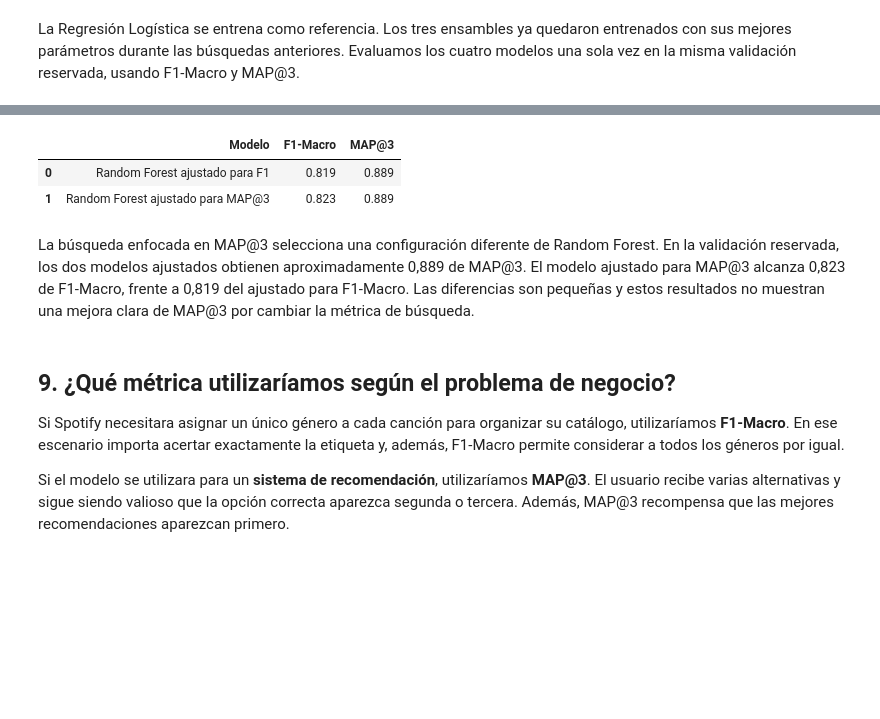
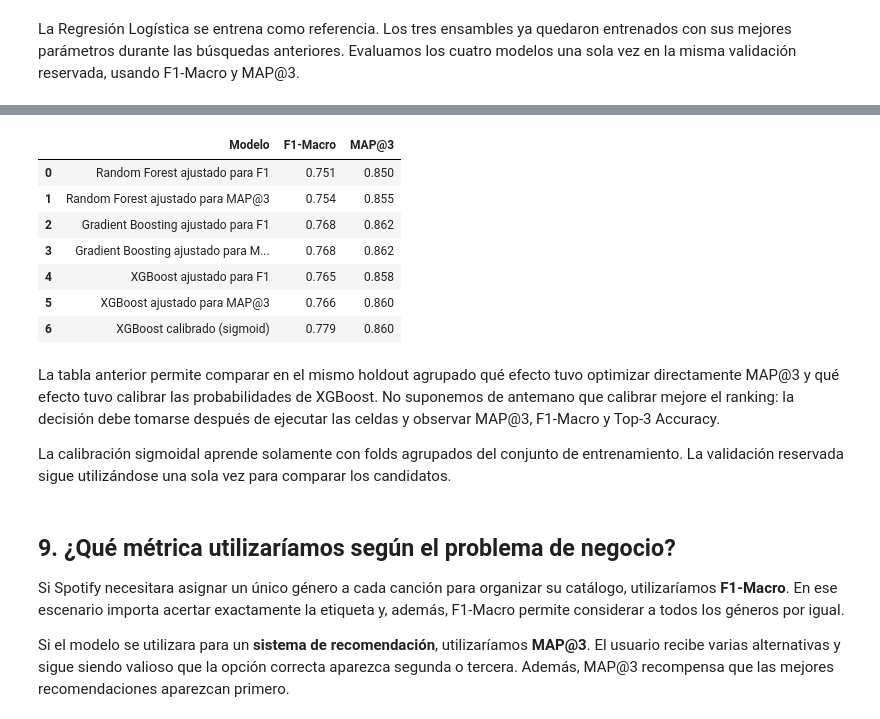
Before and after one commit to lourdesMV/TD6-TP2, a Jupyter notebook: spotify.ipynb, the cells around one changed output, grey strips where cells are left out. Drawn from its saved outputs; the diff is of its cells as text; code cells hidden in the pictures; blank space fills up the shorter version.

```diff
--- a/spotify.ipynb
+++ b/spotify.ipynb
@@ -506,9 +529,9 @@ La versión estratificada mantiene aproximadamente la misma proporción de géne
 
 La métrica utilizada para seleccionar el modelo es `F1-Macro`, ya que es la métrica oficial de Kaggle.
 # %%
-from sklearn.model_selection import StratifiedKFold, cross_val_score
+from sklearn.model_selection import cross_val_score
 
-cv = StratifiedKFold(
+cv = StratifiedGroupKFold(
     n_splits=5,
     shuffle=True,
     random_state=42
@@ -527,6 +550,7 @@ for nombre, modelo in [
         modelo,
         X_train,
         y_train,
+        groups=grupos_train,
         cv=cv,
         scoring="f1_macro"
     )
@@ -579,7 +603,8 @@ busqueda_f1 = GridSearchCV(
 
 busqueda_f1.fit(
     X_train,
-    y_train
+    y_train,
+    groups=grupos_train
 )
 
 print(
@@ -611,7 +638,7 @@ parametros_gb = [
 busqueda_gb = GridSearchCV(
     modelo_gb, parametros_gb, scoring="f1_macro", cv=cv, n_jobs=1
 )
-busqueda_gb.fit(X_train, y_train)
+busqueda_gb.fit(X_train, y_train, groups=grupos_train)
 print("Gradient Boosting:", busqueda_gb.best_params_)
 print("F1-Macro promedio:", round(busqueda_gb.best_score_, 3))
 # %% [output]
@@ -738,11 +781,10 @@ def evaluar_modelo(
         )
     )
 
-    clases = (
-        modelo
-        .named_steps["model"]
-        .classes_
-    )
+    if hasattr(modelo, "classes_"):
+        clases = modelo.classes_
+    else:
+        clases = modelo.named_steps["model"].classes_
 
 
     return {
@@ -981,31 +1088,32 @@ MAP@3 promedio: 0.875
 # %%
-modelo_map3 = (
-    busqueda_map3.best_estimator_
-)
+modelo_map3_rf = busqueda_map3_rf.best_estimator_
+modelo_map3_gb = busqueda_map3_gb.best_estimator_
+modelo_map3_xgb = busqueda_map3_xgb.best_estimator_
 
 comparacion_objetivos = pd.DataFrame([
-
-    evaluar_modelo(
-        "Random Forest ajustado para F1",
-        modelo_f1
-    ),
-
-    evaluar_modelo(
-        "Random Forest ajustado para MAP@3",
-        modelo_map3
-    )
-
+    evaluar_modelo("Random Forest ajustado para F1", modelo_f1),
+    evaluar_modelo("Random Forest ajustado para MAP@3", modelo_map3_rf),
+    evaluar_modelo("Gradient Boosting ajustado para F1", modelo_gb),
+    evaluar_modelo("Gradient Boosting ajustado para MAP@3", modelo_map3_gb),
+    evaluar_modelo("XGBoost ajustado para F1", modelo_xgb),
+    evaluar_modelo("XGBoost ajustado para MAP@3", modelo_map3_xgb),
+    evaluar_modelo("XGBoost calibrado (sigmoid)", modelo_xgb_calibrado),
 ])
 
-display(
-    comparacion_objetivos.round(3)
-)
+display(comparacion_objetivos.round(3))
 # %% [output]
 |  | Modelo | F1-Macro | MAP@3 |
-| 0 | Random Forest ajustado para F1 | 0.819 | 0.889 |
-| 1 | Random Forest ajustado para MAP@3 | 0.823 | 0.889 |
+| 0 | Random Forest ajustado para F1 | 0.751 | 0.850 |
+| 1 | Random Forest ajustado para MAP@3 | 0.754 | 0.855 |
+| 2 | Gradient Boosting ajustado para F1 | 0.768 | 0.862 |
+| 3 | Gradient Boosting ajustado para M... | 0.768 | 0.862 |
+| 4 | XGBoost ajustado para F1 | 0.765 | 0.858 |
+| 5 | XGBoost ajustado para MAP@3 | 0.766 | 0.860 |
+| 6 | XGBoost calibrado (sigmoid) | 0.779 | 0.860 |
 # %% [markdown]
-La búsqueda enfocada en MAP@3 selecciona una configuración diferente de Random Forest. En la validación reservada, los dos modelos ajustados obtienen aproximadamente 0,889 de MAP@3. El modelo ajustado para MAP@3 alcanza 0,823 de F1-Macro, frente a 0,819 del ajustado para F1-Macro. Las diferencias son pequeñas y estos resultados no muestran una mejora clara de MAP@3 por cambiar la métrica de búsqueda.
+La tabla anterior permite comparar en el mismo holdout agrupado qué efecto tuvo optimizar directamente MAP@3 y qué efecto tuvo calibrar las probabilidades de XGBoost. No suponemos de antemano que calibrar mejore el ranking: la decisión debe tomarse después de ejecutar las celdas y observar MAP@3, F1-Macro y Top-3 Accuracy.
+
+La calibración sigmoidal aprende solamente con folds agrupados del conjunto de entrenamiento. La validación reservada sigue utilizándose una sola vez para comparar los candidatos.
 # %% [markdown]
 ## 9. ¿Qué métrica utilizaríamos según el problema de negocio?
 
```
Also changed, not shown: parts of 28 cells of this notebook, 1 other file.
